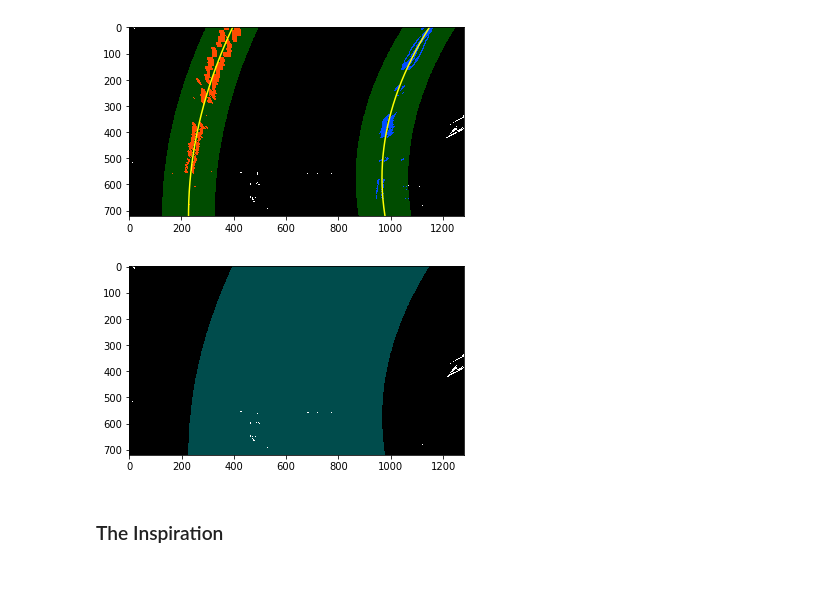
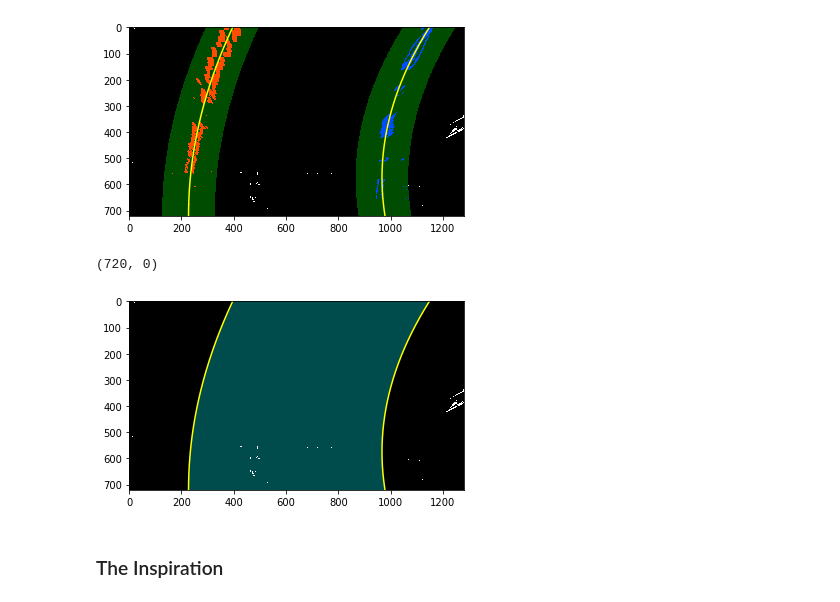
Before and after one commit to leclair-7/CarND-Advanced-Lane-Lines, a Jupyter notebook: Advanced-Lane-Finding.ipynb, the cells around one changed output. Cells and saved outputs as stored; diff of their text form; code cells hidden in the pictures.

Commit message:
It undistorts and draws the region on the picture

```diff
--- a/Advanced-Lane-Finding.ipynb
+++ b/Advanced-Lane-Finding.ipynb
@@ -105,0 +100,13 @@ plt.imshow(image_for_HLS)
+# %%
+image_for_HLS = mpimg.imread('./test_images/test5.jpg')
+#plt.imshow(image_for_HLS)
+gray = cv2.cvtColor(image_for_HLS,cv2.COLOR_RGB2GRAY)
+undistorted = cv2.undistort(gray, mtx, dist, None, mtx)
+
+f, (ax1, ax2) = plt.subplots(1, 2, figsize=(24, 9))
+f.tight_layout()
+ax1.imshow(image_for_HLS)
+ax1.set_title('Original Image', fontsize=50)
+ax2.imshow(undistorted,cmap='gray')
+ax2.set_title('Undistorted Image', fontsize=50)
+plt.subplots_adjust(left=0., right=1, top=0.9, bottom=0.)
@@ -558,26 +567,39 @@ plt.ylim(720, 0)
 (720, 0)
 [figure]
 # %%
+def draw_pw_lines(img,pts,color):
+    # draw lines
+    pts = np.int_(pts)
+    for i in range(10):
+        x1 = pts[0][i][0]
+        y1 = pts[0][i][1]
+        x2 = pts[0][i+1][0]
+        y2 = pts[0][i+1][1]
+        cv2.line(img, (x1, y1), (x2, y2),color,50)
+
 binary_warped = img
-
 out_img = np.dstack((binary_warped, binary_warped, binary_warped))*255
 window_img = np.zeros_like(out_img)
 
 left_line_window = np.array([np.transpose(np.vstack([left_fitx, ploty]))])
 
 right_line_window = np.array([np.flipud(np.transpose(np.vstack([right_fitx,
                               ploty])))])
 pts = np.hstack((left_line_window, right_line_window))
 
-
 # Draw the lane onto the warped blank image
 cv2.fillPoly(window_img, np.int_([pts]), (0,255, 255))
-#cv2.fillPoly(window_img, np.int_([right_line_pts]), (0,255, 0))
+
 result = cv2.addWeighted(out_img, 1, window_img, 0.3, 0)
 plt.imshow(result)
 
 
 col_L = (255,255,0)
 col_R = (255,255,255)
+plt.plot(left_fitx, ploty, color='yellow')
+plt.plot(right_fitx, ploty, color='yellow')
+plt.xlim(0, 1280)
+plt.ylim(720, 0)
 # %% [output]
+(720, 0)
-[figure, old version]
+[figure, new version]
```
Also changed, not shown: parts of 3 cells of this notebook.
